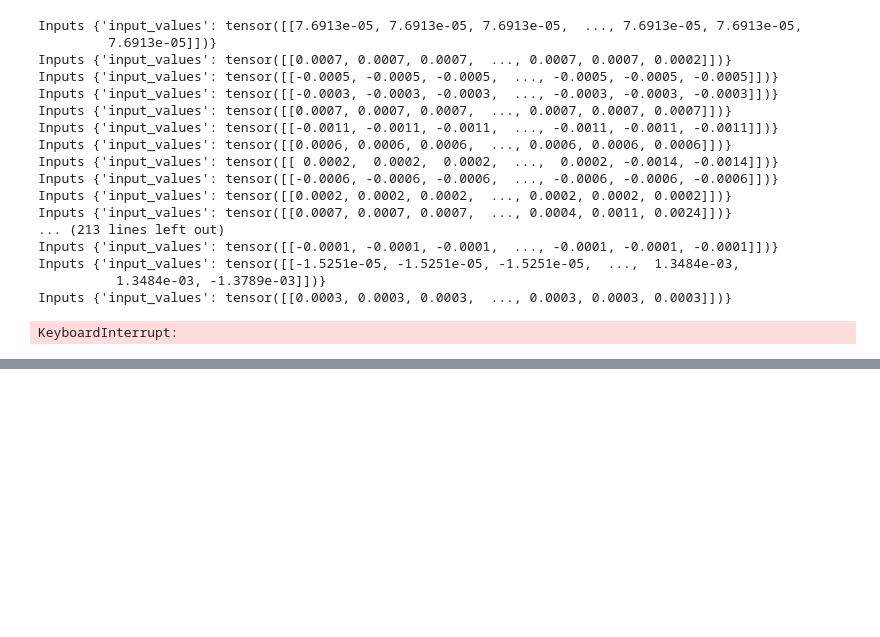
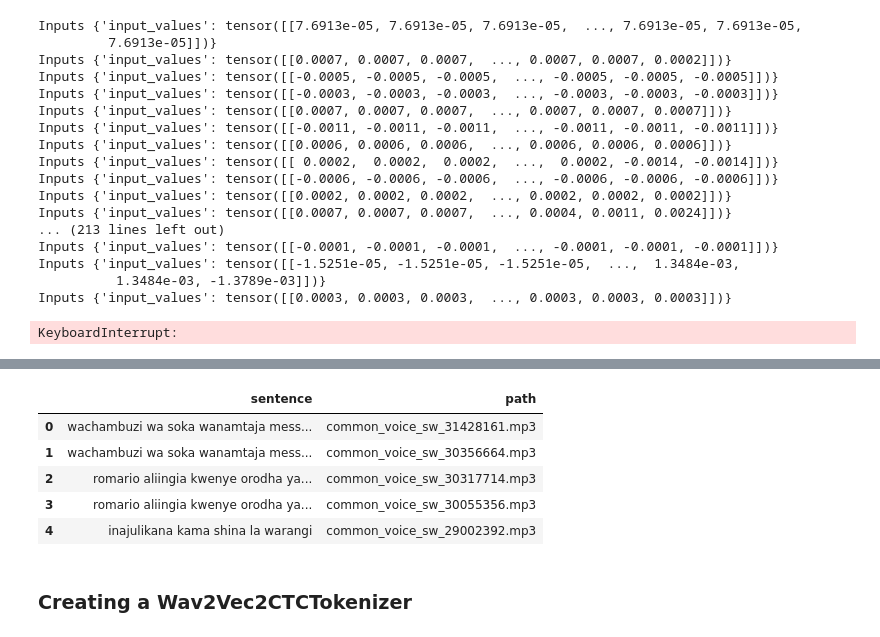
Before and after one commit to WilliamNdoni/SWAHILI_ASR, a Jupyter notebook: ASR.ipynb, the cells around one changed output, grey strips where cells are left out. Cells and saved outputs as stored; diff of their text form; code cells hidden in the pictures; blank space fills up the shorter version.

```diff
--- a/ASR.ipynb
+++ b/ASR.ipynb
@@ -254,0 +275,4 @@ KeyboardInterrupt:
+# %%
+# Setting the display in order to see the entire columns
+pd.set_option('display.max_colwidth',None)
+transcriptions_df['sentence'].sample(10)
@@ -254,0 +291,8 @@ KeyboardInterrupt:
+# %%
+# Normalize the transcriptions to lowercase
+transcriptions_df['sentence']=transcriptions_df['sentence'].apply(lambda x: x.lower())
+# %%
+# Removing the special characters
+import re
+transcriptions_df['sentence'] = transcriptions_df['sentence'].str.replace(r'[,.?!-_:;\"]','',regex=True)
+transcriptions_df['sentence']
@@ -254,0 +312,13 @@ KeyboardInterrupt:
+# %%
+# Resetting the display
+pd.reset_option('display.max_colwidth')
+transcriptions_df.head()
+# %% [output]
+|  | sentence | path |
+| 0 | wachambuzi wa soka wanamtaja mess... | common_voice_sw_31428161.mp3 |
+| 1 | wachambuzi wa soka wanamtaja mess... | common_voice_sw_30356664.mp3 |
+| 2 | romario aliingia kwenye orodha ya... | common_voice_sw_30317714.mp3 |
+| 3 | romario aliingia kwenye orodha ya... | common_voice_sw_30055356.mp3 |
+| 4 | inajulikana kama shina la warangi | common_voice_sw_29002392.mp3 |
+# %% [markdown]
+### Creating a Wav2Vec2CTCTokenizer
```
Also changed, not shown: parts of 16 cells of this notebook.
